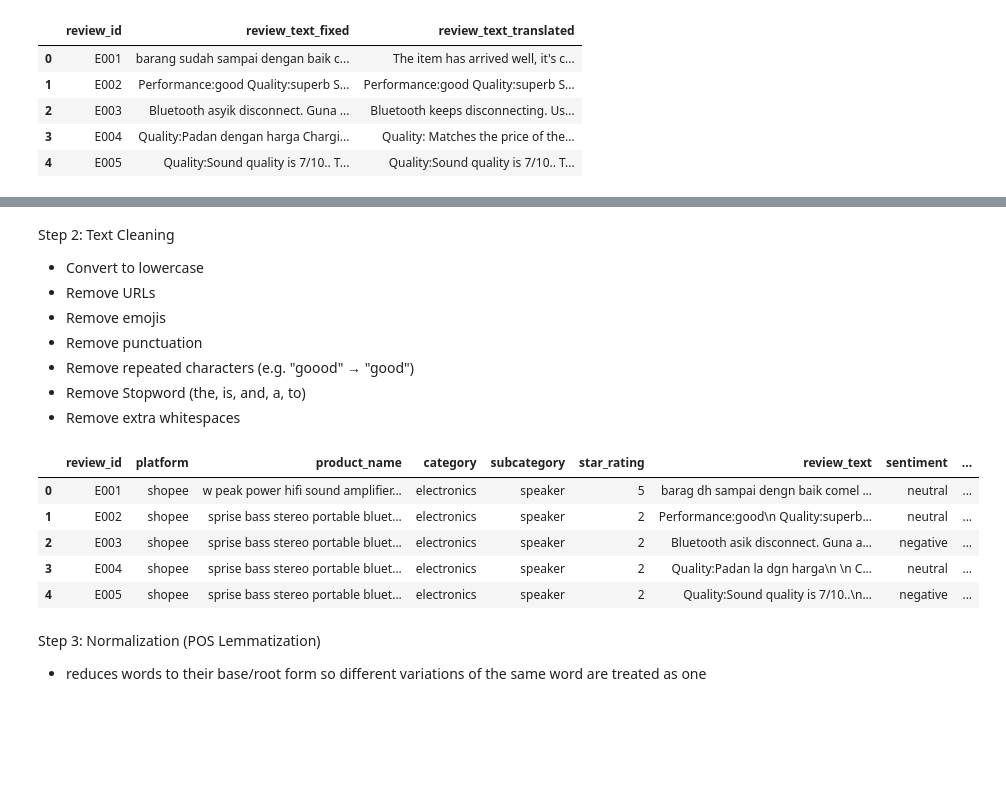
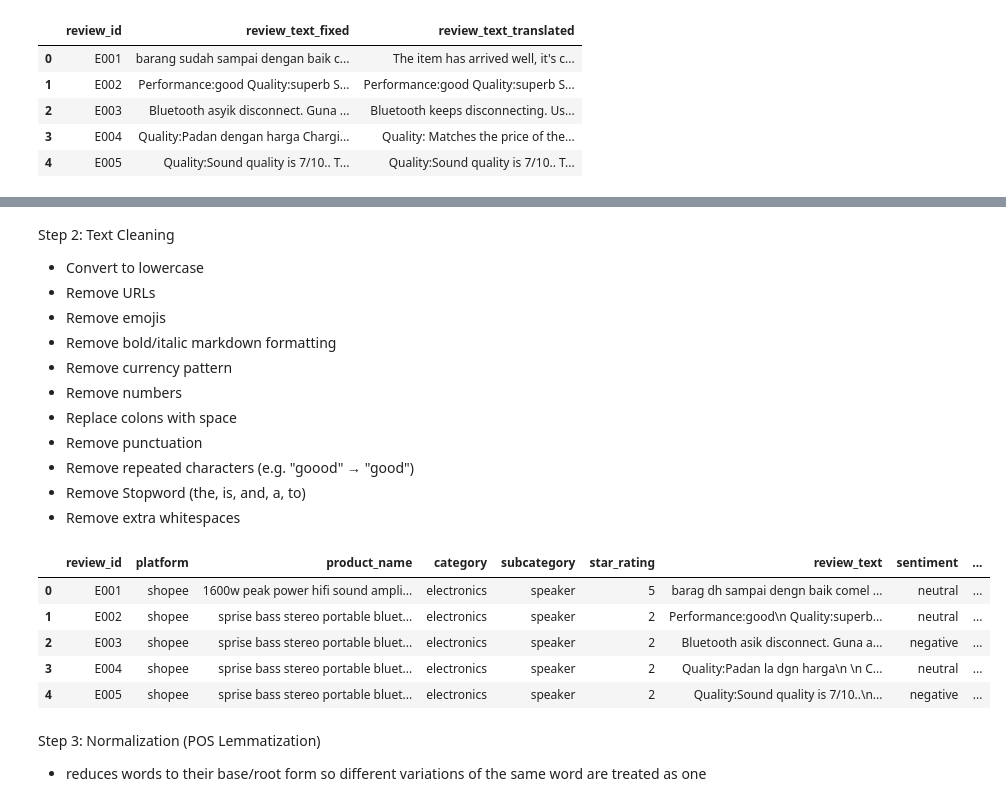
Before and after one commit to pangtengg/ecom-reviews-sentiment-analysis, a Jupyter notebook: preprocessed/data_preprocessing.ipynb, the cells around one changed output, grey strips where cells are left out. Saved outputs shown, nothing was run; the diff lists cells and outputs as text; code cells hidden in the pictures; blank space fills up the shorter version.

```diff
--- a/preprocessed/data_preprocessing.ipynb
+++ b/preprocessed/data_preprocessing.ipynb
@@ -189,10 +189,10 @@ slang_dict = {
     # =========================
     # BASIC SHORT FORMS
     # =========================
-    'x': 'tidak',
-    'tak': 'tidak',
-    'takde': 'tidak ada',
-    'xde': 'tidak ada',
+    'x': 'tiada',
+    'tak': 'tiada',
+    'takde': 'tidada',
+    'xde': 'tiada',
     'xtau': 'tidak tahu',
     'xpe': 'tidak apa',
     'xboleh': 'tidak boleh',
@@ -348,6 +348,10 @@ slang_dict = {
     'hehe': '',
     'hmm': '',
     'hhm': '',
+    'meh': '',
+    'huh': '',
+    'wow': '',
+    'woah': '',
 
     # =========================
     # ENGLISH MIX / COMMON CHAT
@@ -362,6 +366,8 @@ slang_dict = {
     'omg': 'oh my god',
     'info': 'information',
     'pic': 'picture',
+    'cust': 'customer',
+    'gt': 'got',
     'pics': 'pictures',
     'msg': 'message',
     'qty': 'quantity',
@@ -473,6 +478,10 @@ Step 2: Text Cleaning
 - Convert to lowercase
 - Remove URLs
 - Remove emojis
+- Remove bold/italic markdown formatting
+- Remove currency pattern
+- Remove numbers
+- Replace colons with space
 - Remove punctuation
 - Remove repeated characters (e.g. "goood" → "good")
 - Remove Stopword (the, is, and, a, to)
@@ -506,42 +515,51 @@ for col in text_cols:
 for col in text_cols:
     df[col] = df[col].apply(
         lambda x: emoji_pattern.sub('', x) if isinstance(x, str) else x
     )
 
-# 4. Remove numbers
+# 4. Remove bold/italic markdown formatting
 for col in text_cols:
-    df[col] = df[col].str.replace(r'\d+', '', regex=True)
+    df[col] = df[col].str.replace(r'\*{1,2}|_{1,2}', '', regex=True)
 
-# 5. Replace colons with space (e.g. "Performance:good" -> "Performance good")
+# 5. Remove currency patterns (rm60, 60rm, rm 60)
+for col in text_cols:
+    df[col] = df[col].str.replace(r'rm\s*\d+|\d+\s*rm', '', regex=True)
+
+# 6. Remove remaining numbers (except in product_name)
+for col in text_cols:
+    if col != 'product_name':
+        df[col] = df[col].str.replace(r'\d+', '', regex=True)
+
+# 7. Replace colons with space (e.g. "Performance:good" -> "Performance good")
 for col in text_cols:
     df[col] = df[col].str.replace(r'[:]', ' ', regex=True)
 
-# 6. Remove punctuation exclude /
+# 8. Remove punctuation
 for col in text_cols:
-    df[col] = df[col].str.replace(r'[^\w\s/]', '', regex=True)
+    df[col] = df[col].str.replace(r'[^\w\s]', '', regex=True)
 
-# 7. Remove repeated characters (e.g. "goood" -> "good")
+# 9. Remove repeated characters (e.g. "goood" -> "good")
 for col in text_cols:
     df[col] = df[col].apply(
         lambda x: re.sub(r'(.)\1{2,}', r'\1', x) if isinstance(x, str) else x
     )
 
-# 8. Remove stopwords
+# 10. Remove stopwords
 stop_words = set(stopwords.words('english'))
 for col in text_cols:
     df[col] = df[col].apply(
         lambda x: ' '.join([w for w in x.split() if w not in stop_words])
         if isinstance(x, str) else x
     )
 
-# 9. Remove extra whitespace
+# 11. Remove extra whitespace
 for col in text_cols:
     df[col] = df[col].str.strip().str.replace(r'\s+', ' ', regex=True)
 
 df.head()
 # %% [output]
 |  | review_id | platform | product_name | category | subcategory | star_rating | review_text | sentiment | ... |
-| 0 | E001 | shopee | w peak power hifi sound amplifier... | electronics | speaker | 5 | barag dh sampai dengn baik comel ... | neutral | ... |
+| 0 | E001 | shopee | 1600w peak power hifi sound ampli... | electronics | speaker | 5 | barag dh sampai dengn baik comel ... | neutral | ... |
 | 1 | E002 | shopee | sprise bass stereo portable bluet... | electronics | speaker | 2 | Performance:good\n Quality:superb... | neutral | ... |
 | 2 | E003 | shopee | sprise bass stereo portable bluet... | electronics | speaker | 2 | Bluetooth asik disconnect. Guna a... | negative | ... |
 | 3 | E004 | shopee | sprise bass stereo portable bluet... | electronics | speaker | 2 | Quality:Padan la dgn harga\n \n C... | neutral | ... |
```
Also changed, not shown: parts of 2 cells of this notebook, 2 other files.
